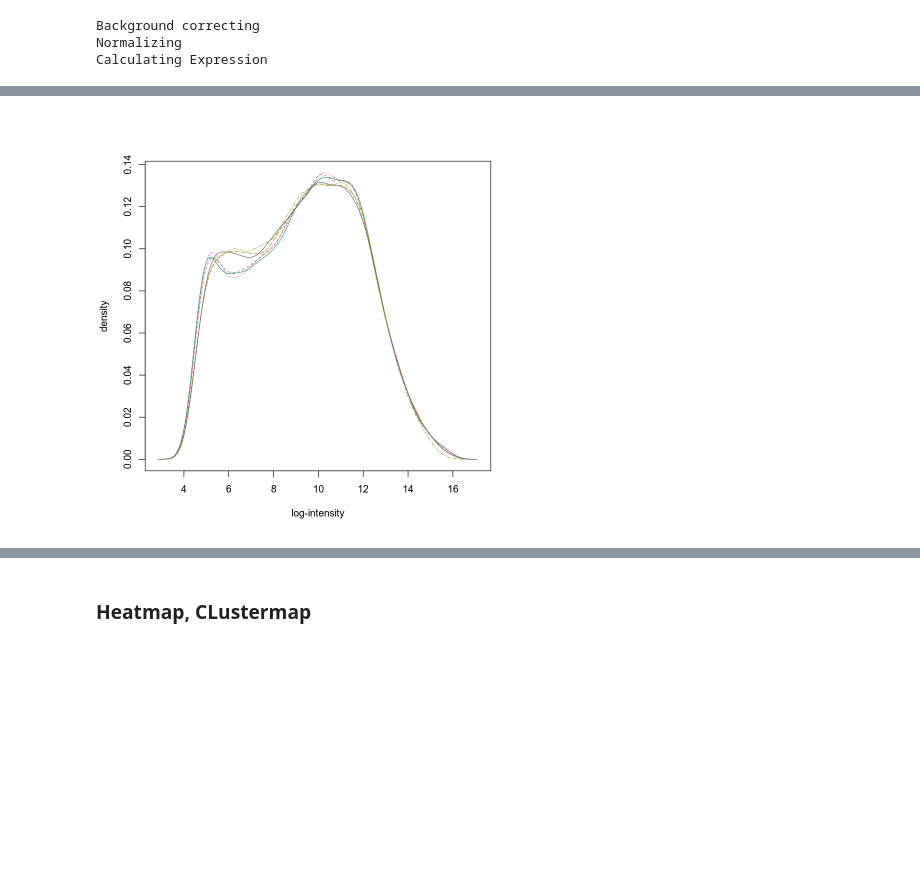
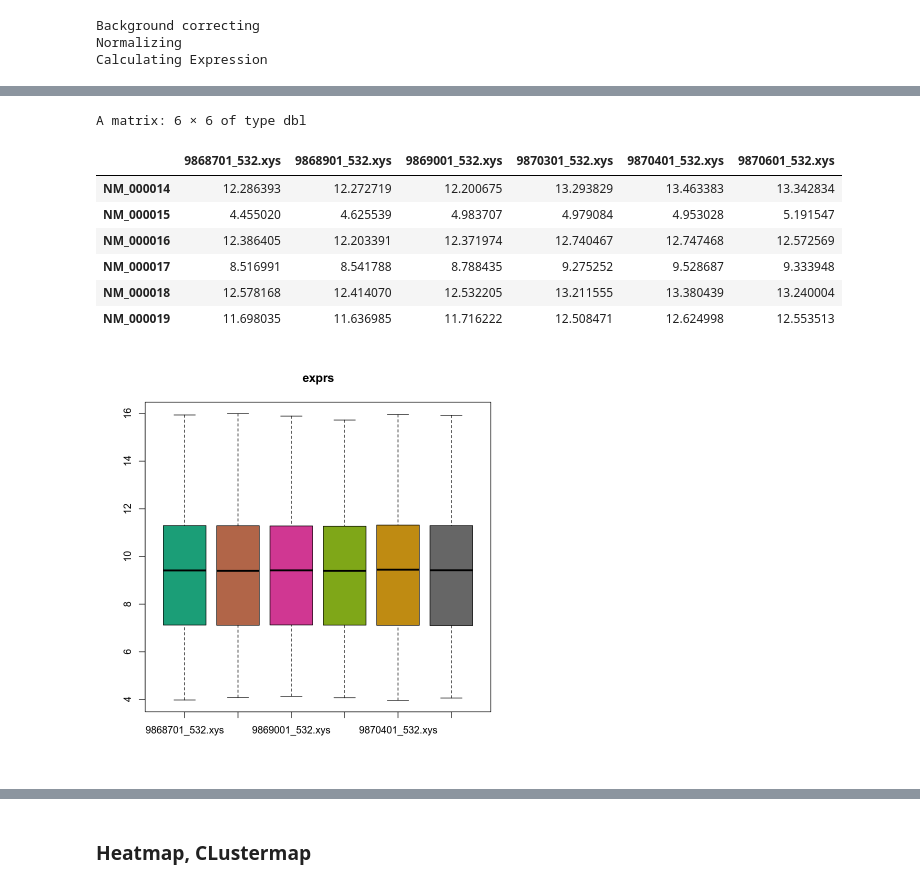
Before and after one commit to marcenavuc/bioinf_tutors, a Jupyter notebook: DEA/r_examples/DEA Example.ipynb, the cells around one changed output, grey strips where cells are left out. Drawn from its saved outputs; the diff is of its cells as text; code cells hidden in the pictures; blank space fills up the shorter version.

```diff
--- a/DEA/r_examples/DEA Example.ipynb
+++ b/DEA/r_examples/DEA Example.ipynb
@@ -215,4 +183,17 @@ boxplot(eset)
-# %%
-hist(eset)
-# %% [output]
-[figure, removed]
+# %%
+head(Biobase::exprs(eset))
+# %% [output]
+A matrix: 6 × 6 of type dbl
+|  | 9868701_532.xys | 9868901_532.xys | 9869001_532.xys | 9870301_532.xys | 9870401_532.xys | 9870601_532.xys |
+| NM_000014 | 12.286393 | 12.272719 | 12.200675 | 13.293829 | 13.463383 | 13.342834 |
+| NM_000015 | 4.455020 | 4.625539 | 4.983707 | 4.979084 | 4.953028 | 5.191547 |
+| NM_000016 | 12.386405 | 12.203391 | 12.371974 | 12.740467 | 12.747468 | 12.572569 |
+| NM_000017 | 8.516991 | 8.541788 | 8.788435 | 9.275252 | 9.528687 | 9.333948 |
+| NM_000018 | 12.578168 | 12.414070 | 12.532205 | 13.211555 | 13.380439 | 13.240004 |
+| NM_000019 | 11.698035 | 11.636985 | 11.716222 | 12.508471 | 12.624998 | 12.553513 |
+# %%
+# Как мы видим, среднии значения у классов
+# стали примерно равными
+boxplot(eset)
+# %% [output]
+[figure, added]
```
Also changed, not shown: parts of 28 cells of this notebook, 35 other files.
